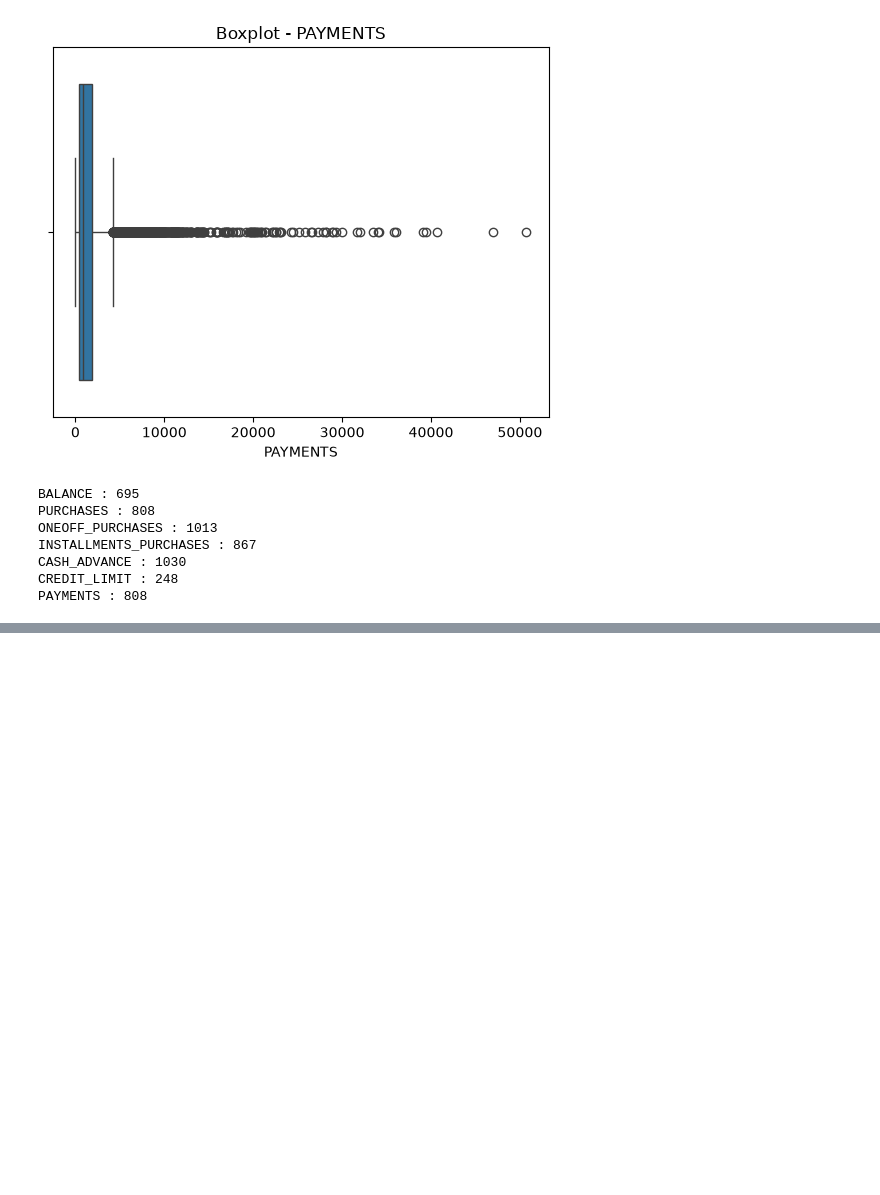
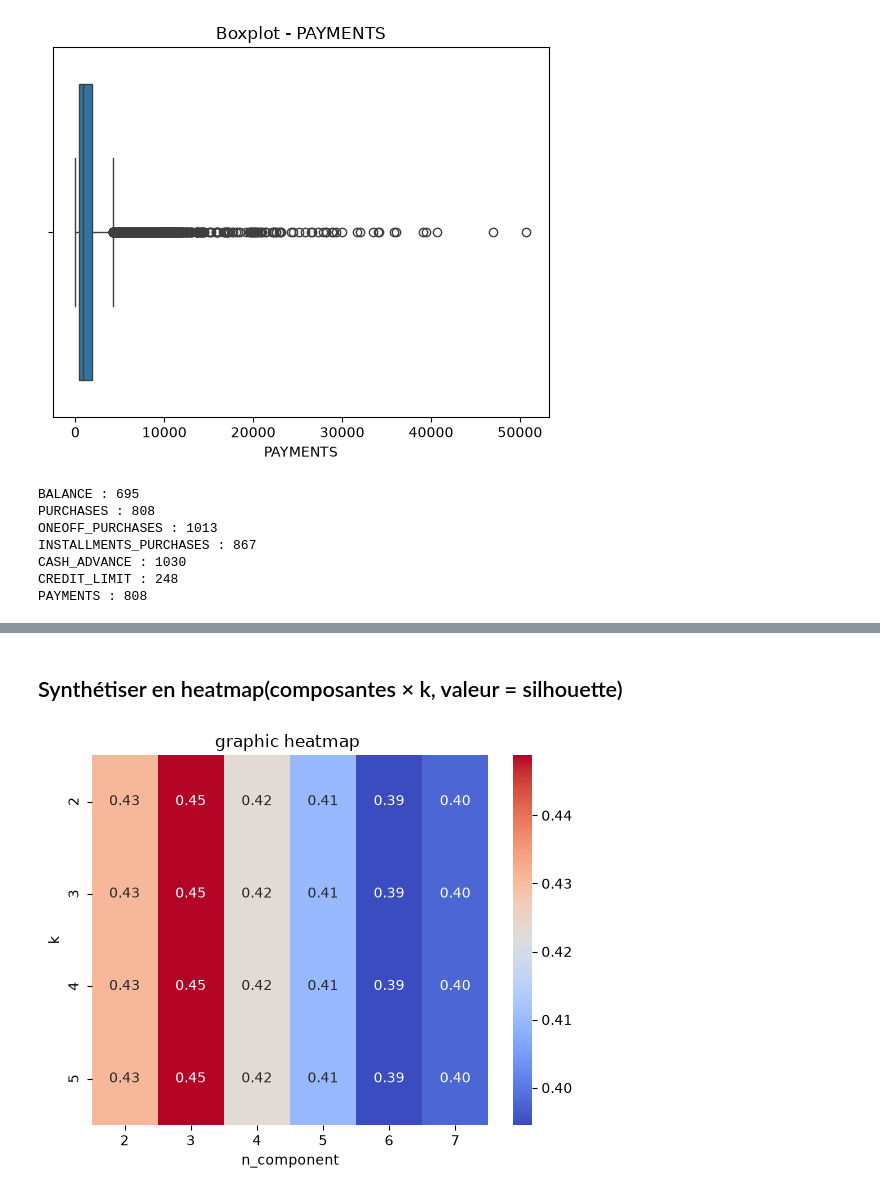
Before and after one commit to zakariaallam/CardProfiler, a Jupyter notebook: notebooks/EDA.ipynb, the cells around one changed output, grey strips where cells are left out. Cells and saved outputs as stored; diff of their text form; code cells hidden in the pictures; blank space fills up the shorter version.

```diff
--- a/notebooks/EDA.ipynb
+++ b/notebooks/EDA.ipynb
@@ -130,0 +276,46 @@ for col in columns:
+# %%
+results = []
+
+for n_component in range(2,6):
+    compoent = df_pca[:,:n_component]
+
+    for k in range(2,8):
+        model = KMeans(
+            n_clusters=k,
+            random_state=42,
+            n_init=10
+        )
+
+        label = model.fit_predict(component)
+        results.append({
+           "n_component" : n_component,
+           "k" : k,
+           "inertia" : model.inertia_,
+           "silhouette" : silhouette_score(
+               component,
+               label
+           )
+           })
+result_df = pd.DataFrame(results)
+# %% [markdown]
+## Synthétiser en heatmap(composantes × k, valeur = silhouette)
+# %%
+heatmap_data = result_df.pivot(
+    index = "n_component",
+    columns = "k",
+    values = "silhouette"
+)
+
+sns.heatmap(
+    heatmap_data,
+    annot= True,
+    fmt=".2f",
+    cmap="coolwarm"
+)
+
+plt.title("graphic heatmap ")
+plt.xlabel("n_component")
+plt.ylabel("k")
+plt.show()
+# %% [output]
+[figure, added]
```
Also changed, not shown: parts of 43 cells of this notebook.
